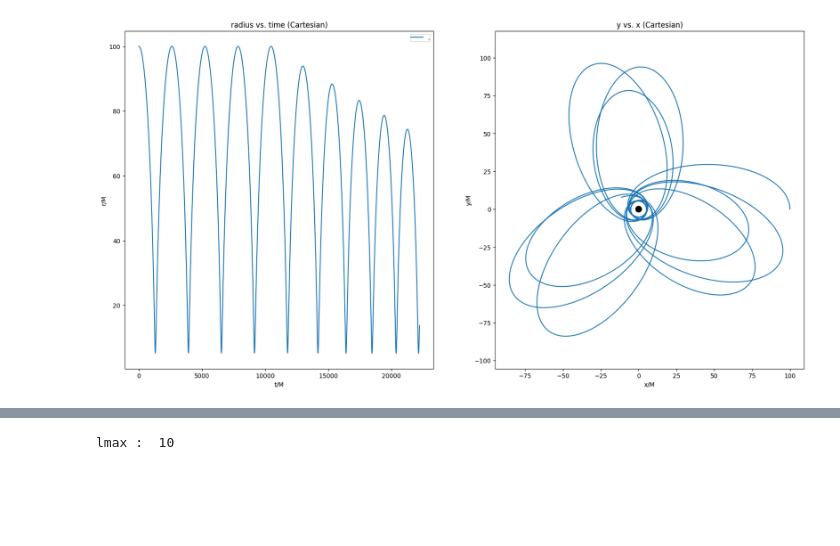
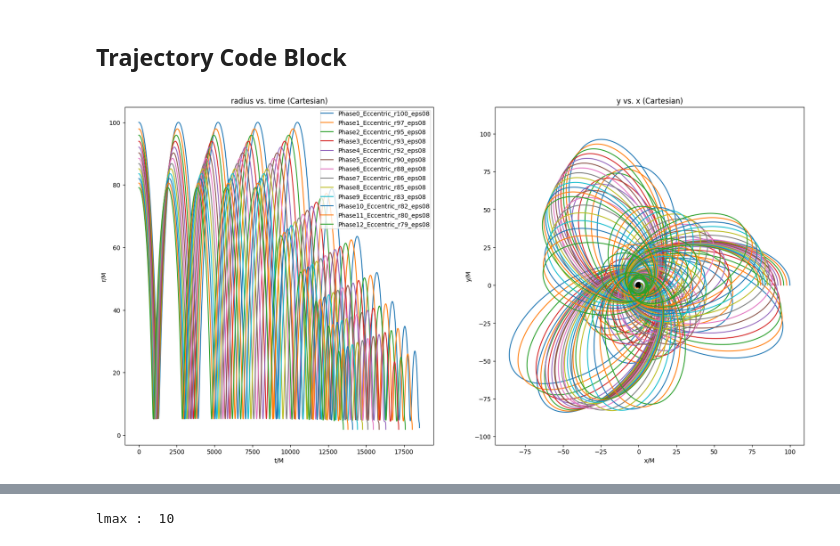
Before and after one commit to guilara/worldtube-tutorial, a Jupyter notebook: extract.ipynb, the cells around one changed output, grey strips where cells are left out. Cells and saved outputs as stored; diff of their text form; code cells hidden in the pictures; blank space fills up the shorter version.

```diff
--- a/extract.ipynb
+++ b/extract.ipynb
@@ -12,28 +12,40 @@ import sys
+# %% [markdown]
+## Trajectory Code Block
 # %%
-#Extract out the simulation data for trajectory plot
-file_list=['.']
-sim_data={n:wpp.extract_sim_data(n) for n in file_list}
-traj_pos=[sim_data[n]['position'] for n in file_list]
-time=[sim_data[n]['times'] for n in file_list]
+# Extract out the simulation data for trajectory plot
+file_list = sorted(
+    glob.glob("Phase*_Eccentric*"),
+    key=lambda x: int(os.path.basename(x).split("_")[2].split("r")[1]),
+    reverse=True,
+)
+sim_data = {n: wpp.extract_sim_data(n) for n in file_list}
+traj_pos = [sim_data[n]["position"] for n in file_list]
+time = [sim_data[n]["times"] for n in file_list]
+radii = [sim_data[n]["radii"] for n in file_list]
 
-#Plot the trajectory
-fig,ax=plt.subplots(1,2,figsize=(20,10))
+# Plot the trajectory
+fig, ax = plt.subplots(1, 2, figsize=(20, 10))
 # ax[1]=plt.subplot(122,projection='polar')
-labellist=[['t/M','r/M','radius vs. time (Cartesian)'],['x/M','y/M','y vs. x (Cartesian)']]
-for n,row in enumerate(ax):
+labellist = [
+    ["t/M", "r/M", "radius vs. time (Cartesian)"],
+    ["x/M", "y/M", "y vs. x (Cartesian)"],
+]
+for n, row in enumerate(ax):
     row.set_xlabel(labellist[n][0])
     row.set_ylabel(labellist[n][1])
     row.set_title(labellist[n][2])
-for i,n in enumerate(file_list):
-    ax[1].plot(traj_pos[i][:,0],traj_pos[i][:,1],'-',label=n,markersize=1)
-    ax[0].plot(time[i],np.sqrt(traj_pos[i][:,0]**2+traj_pos[i][:,1]**2),label=n)
+for i, n in enumerate(file_list):
+    ax[1].plot(traj_pos[i][:, 0], traj_pos[i][:, 1], "-", label=n, markersize=1)
+    ax[0].plot(time[i], radii[i], label=n)
     # ax[0].set_ylim([8-1e-4,8+1e-4])  # Adjust the y-limits to zoom in on the radius
     # ax[0].set_xlim([0,1000])
-plt.axis('equal')
-event_horizon=plt.Circle((0,0),radius=2,color='k')
+plt.axis("equal")
+event_horizon = plt.Circle((0, 0), radius=2, color="k")
 ax[1].add_patch(event_horizon)
-ax[0].legend(loc='upper right',borderpad=0.1)
-plt.savefig('trajectory_plot.png',bbox_inches='tight')
+ax[0].legend(loc="upper right", borderpad=0.1)
+# ax[0].set_ylim([2,8])
+# ax[0].set_xlim(6000)
+plt.savefig("trajectory_plot.png", bbox_inches="tight")
 plt.show()
 # %% [output]
-[figure, old version]
+[figure, new version]
```
Also changed, not shown: parts of 16 cells of this notebook, 3 other files.
